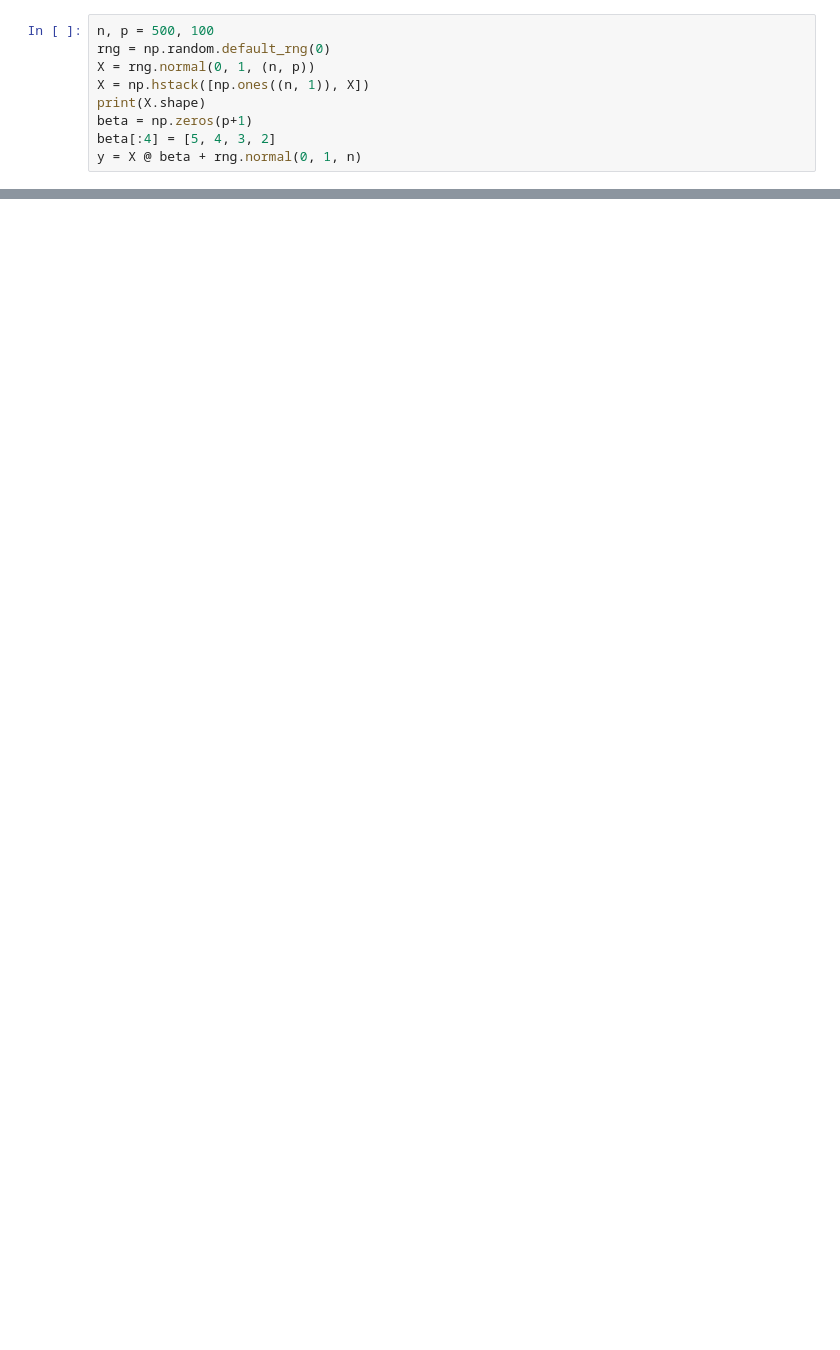
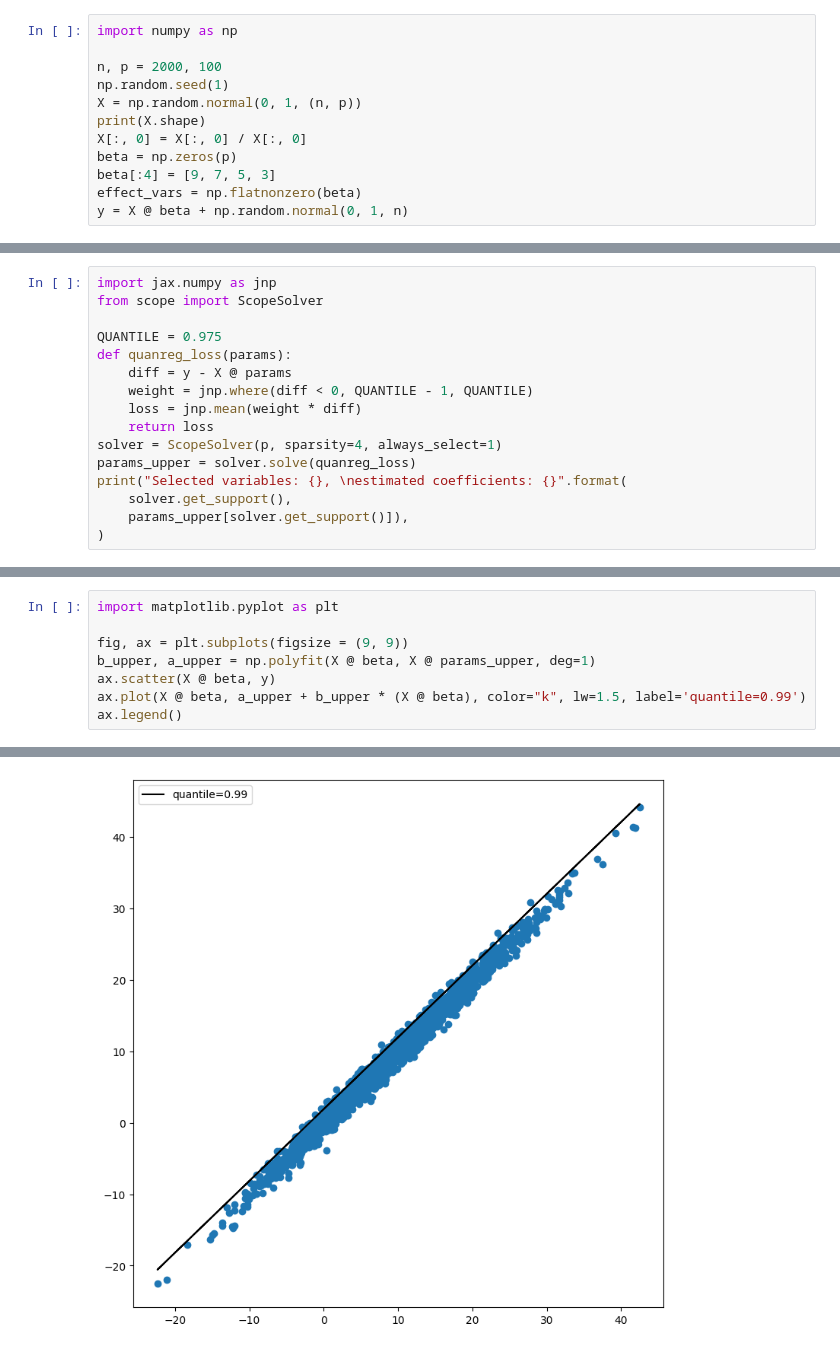
Before and after one commit to abess-team/skscope, a Jupyter notebook: docs/source/examples/Linear Model and its Variants/expectile-regression.ipynb, the cells around one changed output, grey strips where cells are left out. Cells and saved outputs as stored; diff of their text form; blank space fills up the shorter version.

Commit message:
update quantile regression

```diff
--- a/docs/source/examples/Linear Model and its Variants/expectile-regression.ipynb
+++ b/docs/source/examples/Linear Model and its Variants/expectile-regression.ipynb
@@ -16,10 +43,13 @@ warnings.filterwarnings('ignore')
 # %%
-n, p = 500, 100
-rng = np.random.default_rng(0)
-X = rng.normal(0, 1, (n, p))
-X = np.hstack([np.ones((n, 1)), X])
+import numpy as np
+
+n, p = 2000, 100
+np.random.seed(1)
+X = np.random.normal(0, 1, (n, p))
 print(X.shape)
-beta = np.zeros(p+1)
-beta[:4] = [5, 4, 3, 2]
-y = X @ beta + rng.normal(0, 1, n)
+X[:, 0] = X[:, 0] / X[:, 0]
+beta = np.zeros(p)
+beta[:4] = [9, 7, 5, 3]
+effect_vars = np.flatnonzero(beta)
+y = X @ beta + np.random.normal(0, 1, n)
 # %% [output]
@@ -26,0 +59,16 @@ y = X @ beta + rng.normal(0, 1, n)
+# %%
+import jax.numpy as jnp
+from scope import ScopeSolver
+
+QUANTILE = 0.975
+def quanreg_loss(params):
+    diff = y - X @ params
+    weight = jnp.where(diff < 0, QUANTILE - 1, QUANTILE)
+    loss = jnp.mean(weight * diff)
+    return loss
+solver = ScopeSolver(p, sparsity=4, always_select=1)
+params_upper = solver.solve(quanreg_loss)
+print("Selected variables: {}, \nestimated coefficients: {}".format(
+    solver.get_support(),
+    params_upper[solver.get_support()]),
+)
@@ -26,0 +82,9 @@ y = X @ beta + rng.normal(0, 1, n)
+# %%
+import matplotlib.pyplot as plt
+
+fig, ax = plt.subplots(figsize = (9, 9))
+b_upper, a_upper = np.polyfit(X @ beta, X @ params_upper, deg=1)
+ax.scatter(X @ beta, y)
+ax.plot(X @ beta, a_upper + b_upper * (X @ beta), color="k", lw=1.5, label='quantile=0.99')
+ax.legend()
+# %% [output]
@@ -26,0 +92 @@ y = X @ beta + rng.normal(0, 1, n)
+[figure, added]
```
Also changed, not shown: parts of 25 cells of this notebook, 1 other file.
